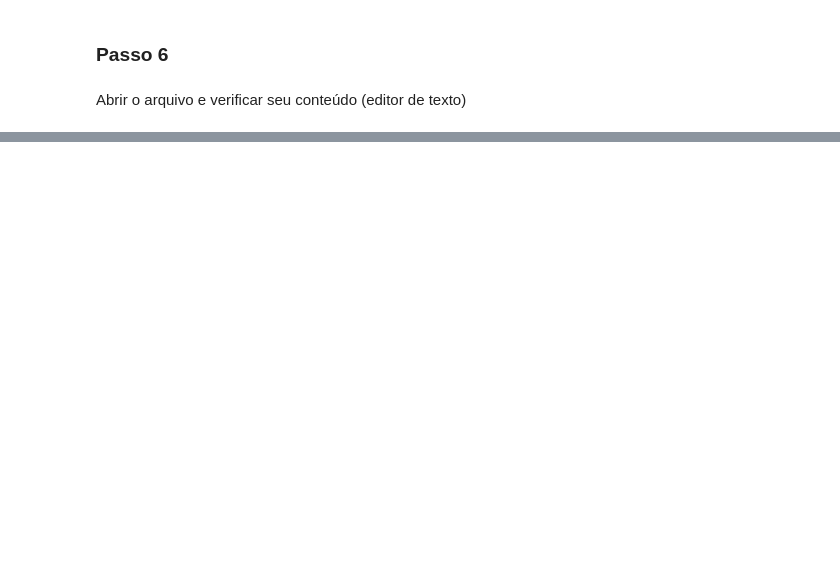
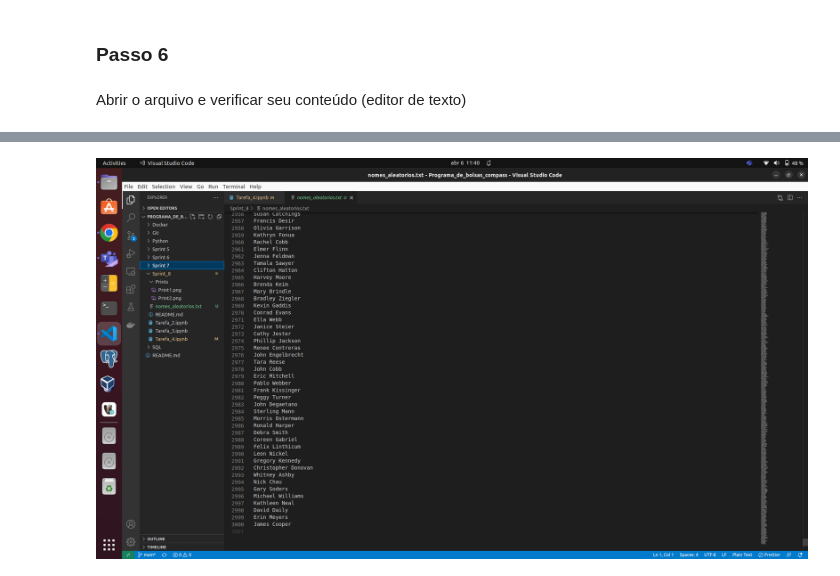
Before and after one commit to telmacarvalho/programa_de_bolsas_compass, a Jupyter notebook: Sprint_8/Tarefa_4.ipynb, the cells around one changed output, grey strips where cells are left out. Cells and saved outputs as stored; diff of their text form; code cells hidden in the pictures; blank space fills up the shorter version.

```diff
--- a/Sprint_8/Tarefa_4.ipynb
+++ b/Sprint_8/Tarefa_4.ipynb
@@ -132,0 +178,4 @@ Abrir o arquivo e verificar seu conteúdo (editor de texto)
+# %%
+Image("Prints/Print4.png")
+# %% [output]
+[figure, added]
```
Also changed, not shown: parts of 10 cells of this notebook, 3 other files.
